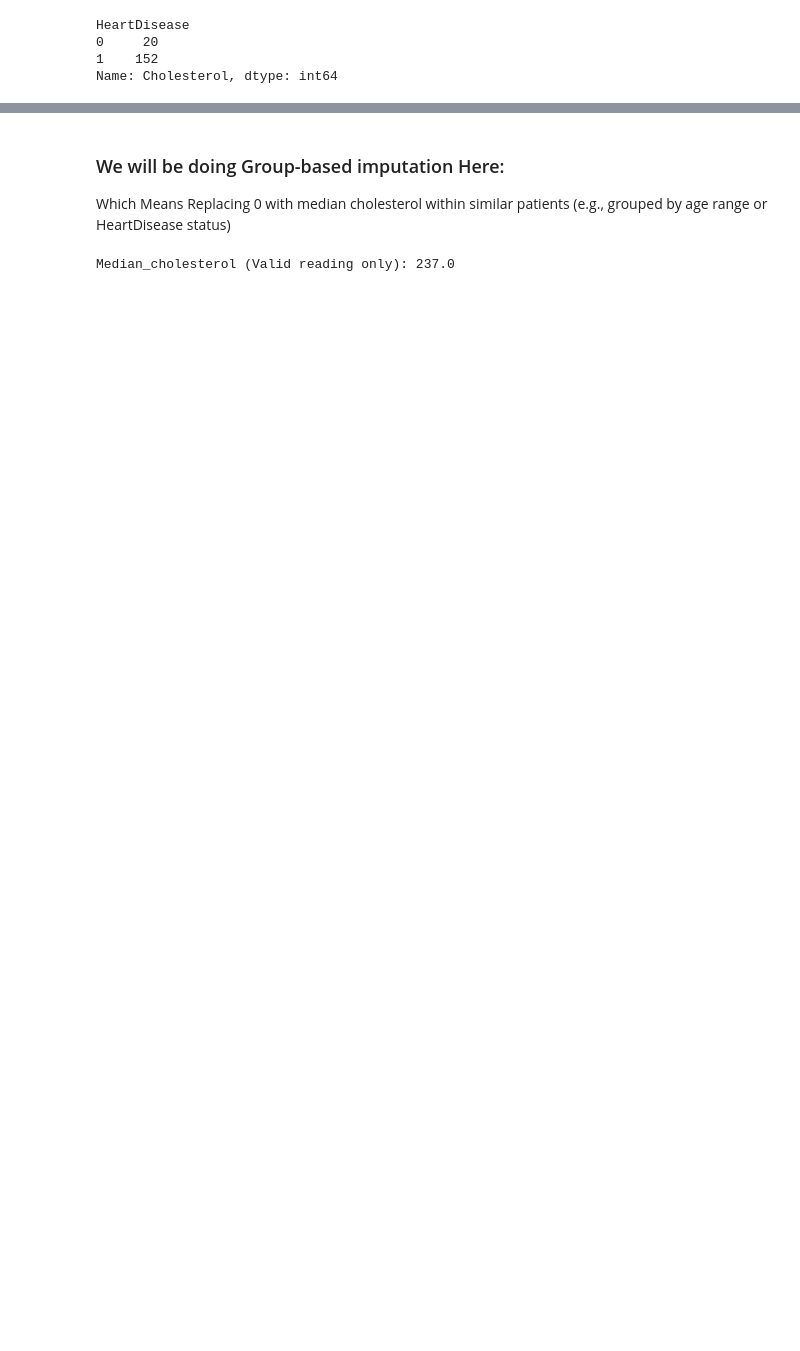
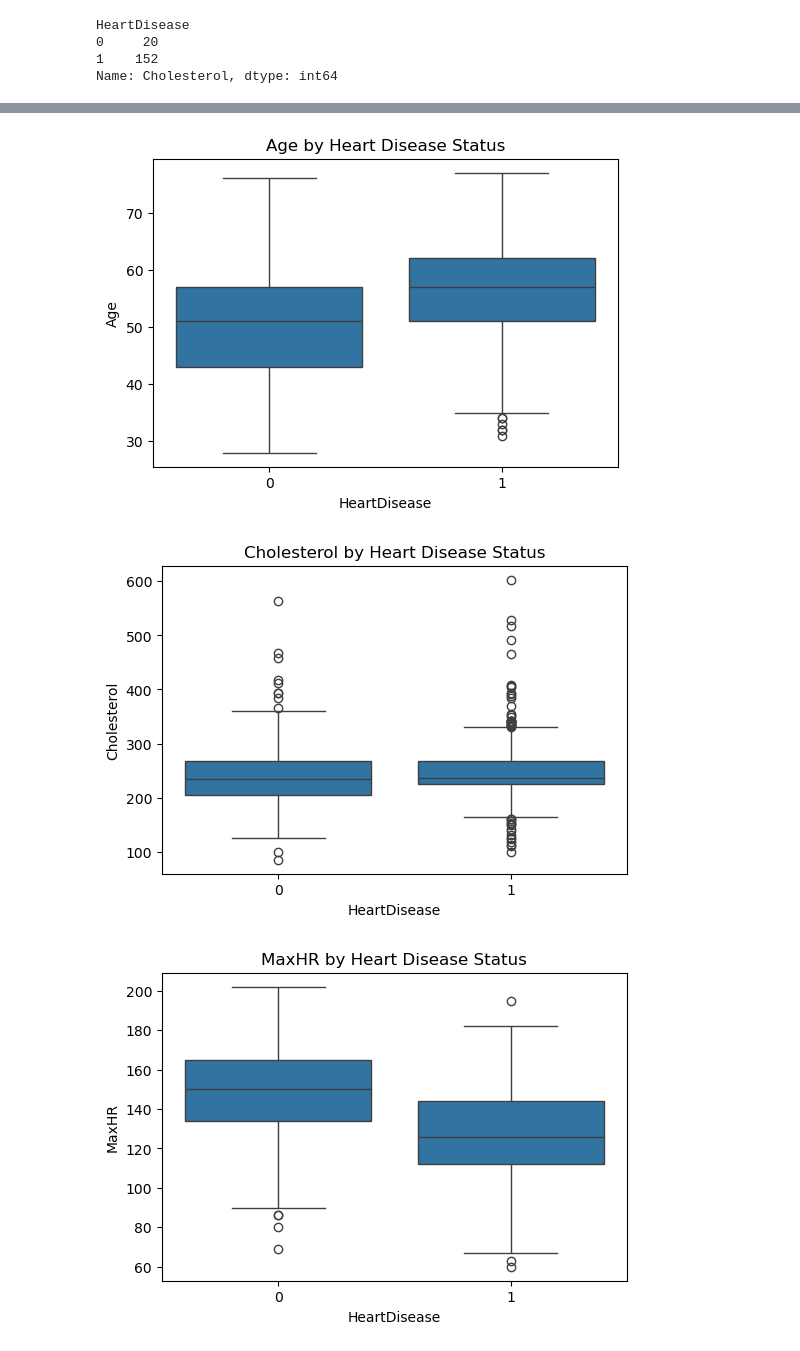
Before and after one commit to Jonc29/heart-disease-prediction, a Jupyter notebook: notebooks/01_exploration.ipynb, the cells around one changed output, grey strips where cells are left out. Saved outputs shown, nothing was run; the diff lists cells and outputs as text; code cells hidden in the pictures; blank space fills up the shorter version.

```diff
--- a/notebooks/01_exploration.ipynb
+++ b/notebooks/01_exploration.ipynb
@@ -109,11 +152,11 @@ Name: count, dtype: int64
-# %% [markdown]
-### We will be doing Group-based imputation	Here:
-
-Which Means Replacing 0 with median cholesterol within similar patients (e.g., grouped by age range or HeartDisease status)
 # %%
-median_Cholesterol = df.loc[df['Cholesterol']!=0, 'Cholesterol'].median()
-print(f'Median_cholesterol (Valid reading only): {median_Cholesterol}')
-
-df['Cholesterol'] = df['Cholesterol'].replace(0, median_Cholesterol)
+# Numeric feature distributions by class
+for col in ['Age', 'Cholesterol', 'MaxHR']:
+    plt.figure(figsize=(6,4))
+    sns.boxplot(data=df, x='HeartDisease', y=col)
+    plt.title(f'{col} by Heart Disease Status')
+    plt.show()
 # %% [output]
-Median_cholesterol (Valid reading only): 237.0
+[figure, added]
+[figure, added]
+[figure, added]
```
Also changed, not shown: parts of 40 cells of this notebook.
